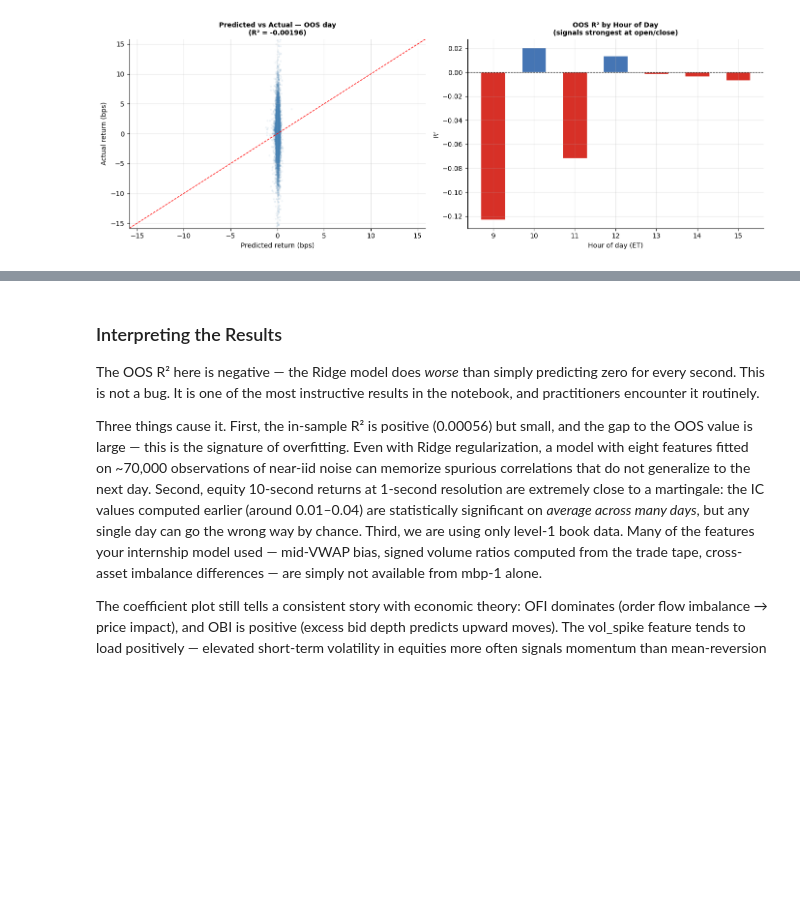
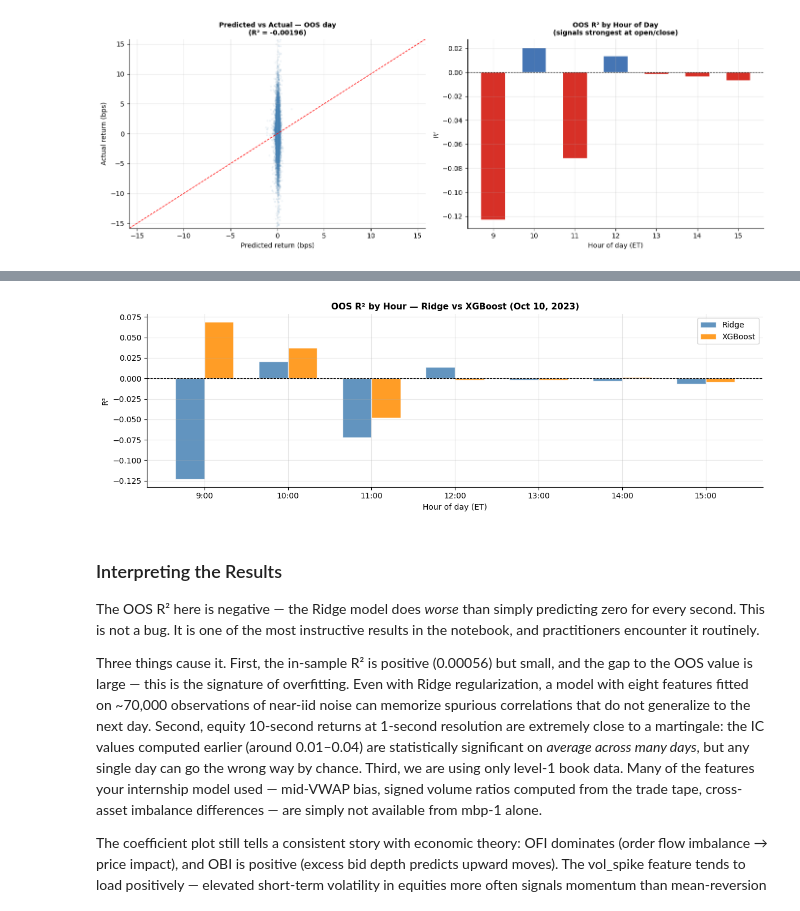
Before and after one commit to harrodyuan/DS4FE, a Jupyter notebook: DS4FE_Part4_LOB_Features.ipynb, the cells around one changed output, grey strips where cells are left out. Drawn from its saved outputs; the diff is of its cells as text; code cells hidden in the pictures; blank space fills up the shorter version.

```diff
--- a/DS4FE_Part4_LOB_Features.ipynb
+++ b/DS4FE_Part4_LOB_Features.ipynb
@@ -1022,3 +1132,40 @@ plt.show()
+# %%
+# ── OOS R² by hour: Ridge vs XGBoost ─────────────────────────────────────────
+test_copy2 = test.copy()
+test_copy2["pred_ridge"] = y_pred_test
+test_copy2["pred_xgb"]   = y_pred_xgb_test
+test_copy2["hour"]        = test_copy2.index.hour
+
+hourly = {}
+for h, grp in test_copy2.groupby("hour"):
+    if len(grp) < 30:
+        continue
+    hourly[h] = {
+        "Ridge":   r2_score(grp["ret_10s"], grp["pred_ridge"]),
+        "XGBoost": r2_score(grp["ret_10s"], grp["pred_xgb"]),
+    }
+
+hours = sorted(hourly.keys())
+ridge_r2 = [hourly[h]["Ridge"]   for h in hours]
+xgb_r2   = [hourly[h]["XGBoost"] for h in hours]
+
+x = np.arange(len(hours))
+width = 0.35
+fig, ax = plt.subplots(figsize=(12, 4))
+ax.bar(x - width/2, ridge_r2, width, label="Ridge",   color="steelblue",  alpha=0.85, edgecolor="white")
+ax.bar(x + width/2, xgb_r2,   width, label="XGBoost", color="darkorange", alpha=0.85, edgecolor="white")
+ax.axhline(0, color="black", lw=0.8, ls="--")
+ax.set_xticks(x)
+ax.set_xticklabels([f"{h}:00" for h in hours])
+ax.set_xlabel("Hour of day (ET)")
+ax.set_ylabel("R²")
+ax.set_title("OOS R² by Hour — Ridge vs XGBoost (Oct 10, 2023)",
+             fontsize=11, fontweight="bold")
+ax.legend()
+plt.tight_layout()
+plt.show()
+# %% [output]
+[figure, added]
 # %% [markdown]
 ### Interpreting the Results
 
```
Also changed, not shown: parts of 5 cells of this notebook.
